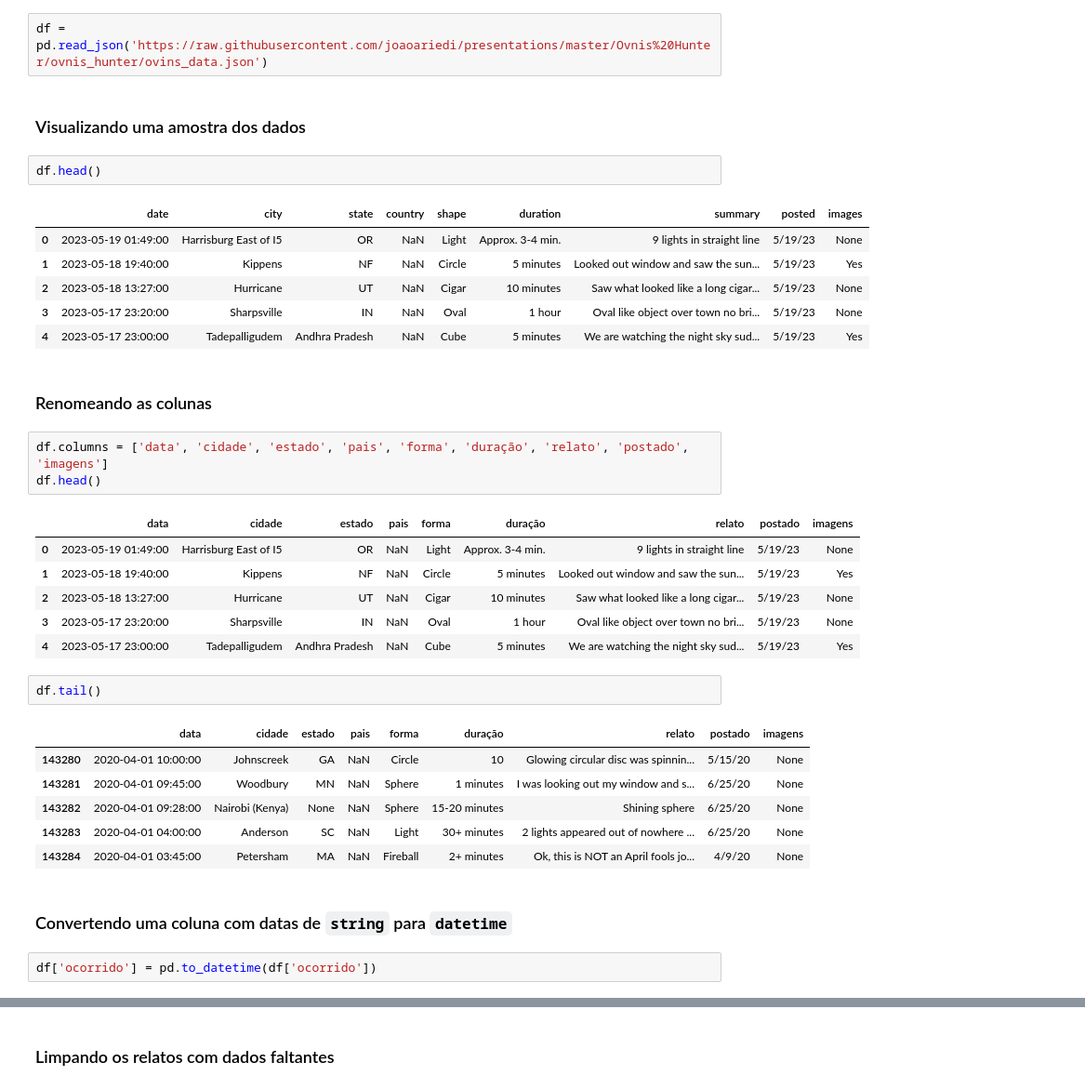
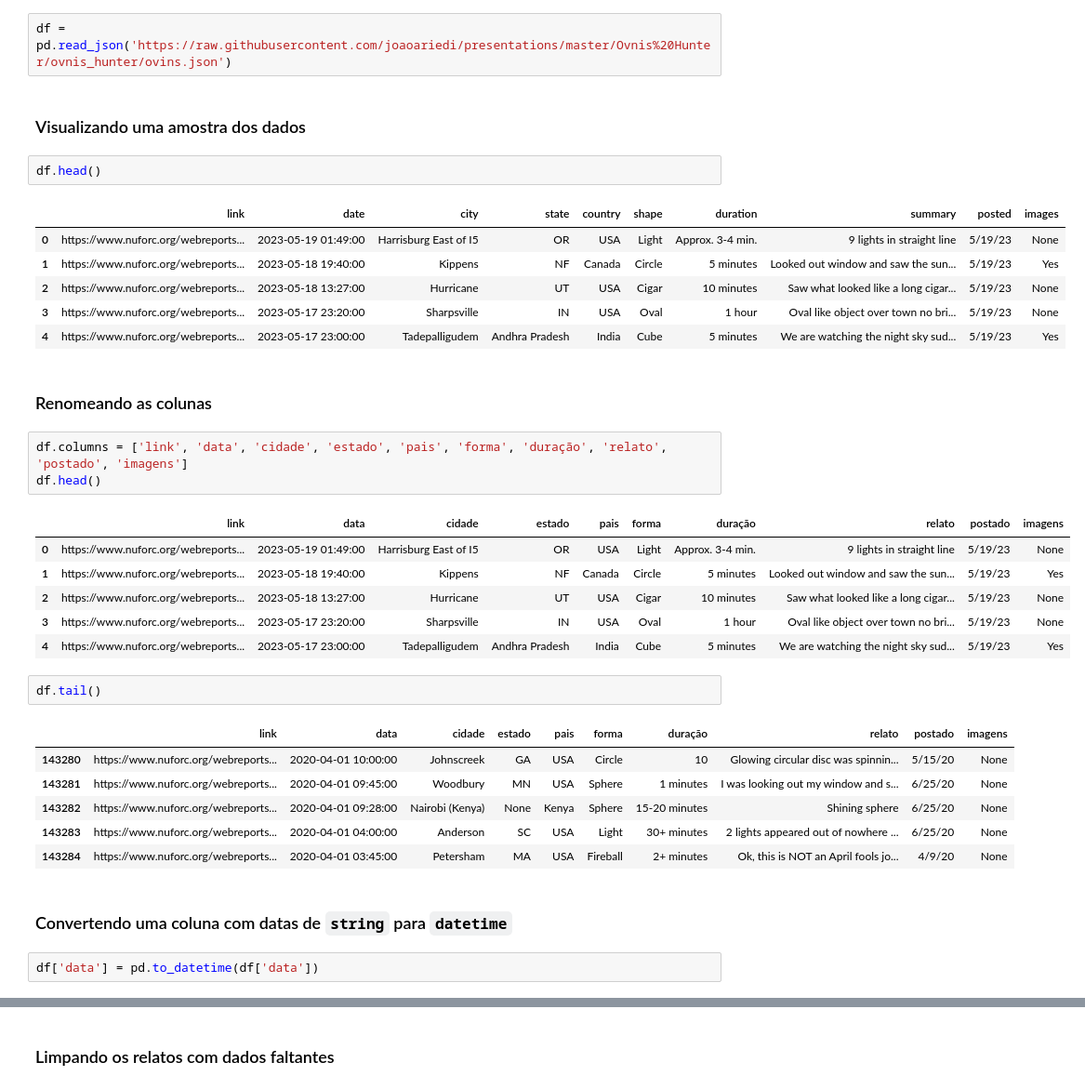
Before and after one commit to joaoariedi/presentations, a Jupyter notebook: Ovnis Hunter/ovnis_hunter/ovnis_hunter.ipynb, the cells around one changed output, grey strips where cells are left out. Shown at 93% size. Cells and saved outputs as stored; diff of their text form.

```diff
--- a/Ovnis Hunter/ovnis_hunter/ovnis_hunter.ipynb
+++ b/Ovnis Hunter/ovnis_hunter/ovnis_hunter.ipynb
@@ -13,42 +13,42 @@ warnings.simplefilter(action='ignore')
 # %% [markdown]
 ### Lendo o arquivo com todas as ocorrências
 # %%
-df = pd.read_json('https://raw.githubusercontent.com/joaoariedi/presentations/master/Ovnis%20Hunter/ovnis_hunter/ovins_data.json')
+df = pd.read_json('https://raw.githubusercontent.com/joaoariedi/presentations/master/Ovnis%20Hunter/ovnis_hunter/ovins.json')
 # %% [markdown]
 ### Visualizando uma amostra dos dados
 # %%
 df.head()
 # %% [output]
-|  | date | city | state | country | shape | duration | summary | posted | images |
-| 0 | 2023-05-19 01:49:00 | Harrisburg East of I5 | OR | NaN | Light | Approx. 3-4 min. | 9 lights in straight line | 5/19/23 | None |
-| 1 | 2023-05-18 19:40:00 | Kippens | NF | NaN | Circle | 5 minutes | Looked out window and saw the sun... | 5/19/23 | Yes |
-| 2 | 2023-05-18 13:27:00 | Hurricane | UT | NaN | Cigar | 10 minutes | Saw what looked like a long cigar... | 5/19/23 | None |
-| 3 | 2023-05-17 23:20:00 | Sharpsville | IN | NaN | Oval | 1 hour | Oval like object over town no bri... | 5/19/23 | None |
-| 4 | 2023-05-17 23:00:00 | Tadepalligudem | Andhra Pradesh | NaN | Cube | 5 minutes | We are watching the night sky sud... | 5/19/23 | Yes |
+|  | link | date | city | state | country | shape | duration | summary | posted | images |
+| 0 | https://www.nuforc.org/webreports... | 2023-05-19 01:49:00 | Harrisburg East of I5 | OR | USA | Light | Approx. 3-4 min. | 9 lights in straight line | 5/19/23 | None |
+| 1 | https://www.nuforc.org/webreports... | 2023-05-18 19:40:00 | Kippens | NF | Canada | Circle | 5 minutes | Looked out window and saw the sun... | 5/19/23 | Yes |
+| 2 | https://www.nuforc.org/webreports... | 2023-05-18 13:27:00 | Hurricane | UT | USA | Cigar | 10 minutes | Saw what looked like a long cigar... | 5/19/23 | None |
+| 3 | https://www.nuforc.org/webreports... | 2023-05-17 23:20:00 | Sharpsville | IN | USA | Oval | 1 hour | Oval like object over town no bri... | 5/19/23 | None |
+| 4 | https://www.nuforc.org/webreports... | 2023-05-17 23:00:00 | Tadepalligudem | Andhra Pradesh | India | Cube | 5 minutes | We are watching the night sky sud... | 5/19/23 | Yes |
 # %% [markdown]
 ### Renomeando as colunas
 # %%
-df.columns = ['data', 'cidade', 'estado', 'pais', 'forma', 'duração', 'relato', 'postado', 'imagens']
+df.columns = ['link', 'data', 'cidade', 'estado', 'pais', 'forma', 'duração', 'relato', 'postado', 'imagens']
 df.head()
 # %% [output]
-|  | data | cidade | estado | pais | forma | duração | relato | postado | imagens |
-| 0 | 2023-05-19 01:49:00 | Harrisburg East of I5 | OR | NaN | Light | Approx. 3-4 min. | 9 lights in straight line | 5/19/23 | None |
-| 1 | 2023-05-18 19:40:00 | Kippens | NF | NaN | Circle | 5 minutes | Looked out window and saw the sun... | 5/19/23 | Yes |
-| 2 | 2023-05-18 13:27:00 | Hurricane | UT | NaN | Cigar | 10 minutes | Saw what looked like a long cigar... | 5/19/23 | None |
-| 3 | 2023-05-17 23:20:00 | Sharpsville | IN | NaN | Oval | 1 hour | Oval like object over town no bri... | 5/19/23 | None |
-| 4 | 2023-05-17 23:00:00 | Tadepalligudem | Andhra Pradesh | NaN | Cube | 5 minutes | We are watching the night sky sud... | 5/19/23 | Yes |
+|  | link | data | cidade | estado | pais | forma | duração | relato | postado | imagens |
+| 0 | https://www.nuforc.org/webreports... | 2023-05-19 01:49:00 | Harrisburg East of I5 | OR | USA | Light | Approx. 3-4 min. | 9 lights in straight line | 5/19/23 | None |
+| 1 | https://www.nuforc.org/webreports... | 2023-05-18 19:40:00 | Kippens | NF | Canada | Circle | 5 minutes | Looked out window and saw the sun... | 5/19/23 | Yes |
+| 2 | https://www.nuforc.org/webreports... | 2023-05-18 13:27:00 | Hurricane | UT | USA | Cigar | 10 minutes | Saw what looked like a long cigar... | 5/19/23 | None |
+| 3 | https://www.nuforc.org/webreports... | 2023-05-17 23:20:00 | Sharpsville | IN | USA | Oval | 1 hour | Oval like object over town no bri... | 5/19/23 | None |
+| 4 | https://www.nuforc.org/webreports... | 2023-05-17 23:00:00 | Tadepalligudem | Andhra Pradesh | India | Cube | 5 minutes | We are watching the night sky sud... | 5/19/23 | Yes |
 # %%
 df.tail()
 # %% [output]
-|  | data | cidade | estado | pais | forma | duração | relato | postado | imagens |
-| 143280 | 2020-04-01 10:00:00 | Johnscreek | GA | NaN | Circle | 10 | Glowing circular disc was spinnin... | 5/15/20 | None |
-| 143281 | 2020-04-01 09:45:00 | Woodbury | MN | NaN | Sphere | 1 minutes | I was looking out my window and s... | 6/25/20 | None |
-| 143282 | 2020-04-01 09:28:00 | Nairobi (Kenya) | None | NaN | Sphere | 15-20 minutes | Shining sphere | 6/25/20 | None |
-| 143283 | 2020-04-01 04:00:00 | Anderson | SC | NaN | Light | 30+ minutes | 2 lights appeared out of nowhere ... | 6/25/20 | None |
-| 143284 | 2020-04-01 03:45:00 | Petersham | MA | NaN | Fireball | 2+ minutes | Ok, this is NOT an April fools jo... | 4/9/20 | None |
+|  | link | data | cidade | estado | pais | forma | duração | relato | postado | imagens |
+| 143280 | https://www.nuforc.org/webreports... | 2020-04-01 10:00:00 | Johnscreek | GA | USA | Circle | 10 | Glowing circular disc was spinnin... | 5/15/20 | None |
+| 143281 | https://www.nuforc.org/webreports... | 2020-04-01 09:45:00 | Woodbury | MN | USA | Sphere | 1 minutes | I was looking out my window and s... | 6/25/20 | None |
+| 143282 | https://www.nuforc.org/webreports... | 2020-04-01 09:28:00 | Nairobi (Kenya) | None | Kenya | Sphere | 15-20 minutes | Shining sphere | 6/25/20 | None |
+| 143283 | https://www.nuforc.org/webreports... | 2020-04-01 04:00:00 | Anderson | SC | USA | Light | 30+ minutes | 2 lights appeared out of nowhere ... | 6/25/20 | None |
+| 143284 | https://www.nuforc.org/webreports... | 2020-04-01 03:45:00 | Petersham | MA | USA | Fireball | 2+ minutes | Ok, this is NOT an April fools jo... | 4/9/20 | None |
 # %% [markdown]
 ### Convertendo uma coluna com datas de <code>string</code> para <code>datetime</code>
 # %%
-df['ocorrido'] = pd.to_datetime(df['ocorrido'])
+df['data'] = pd.to_datetime(df['data'])
 # %%
 df.head()
```
Also changed, not shown: parts of 10 cells of this notebook, 2 other files.
